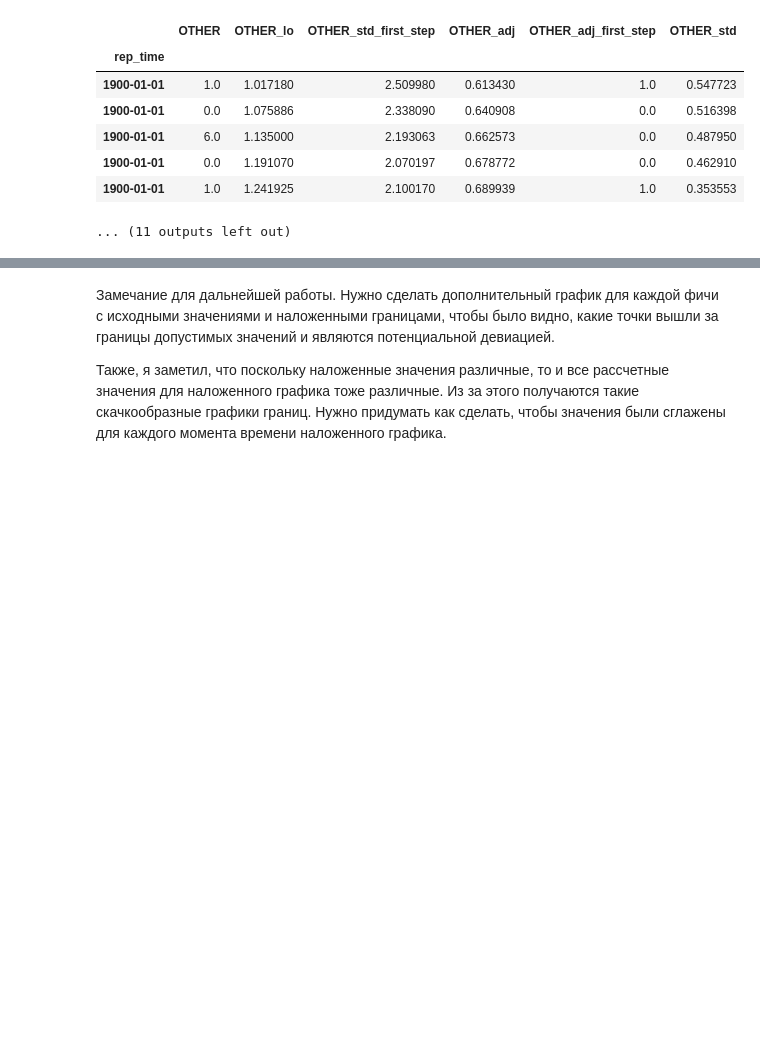
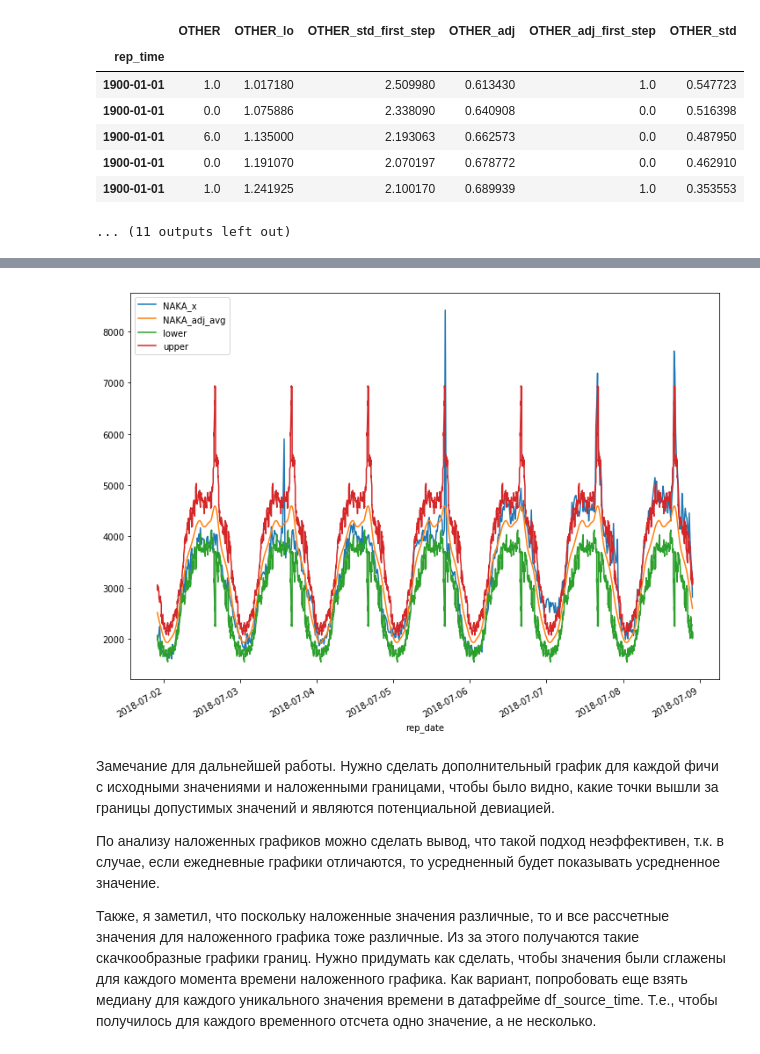
Before and after one commit to balobinp/RB_BD, a Jupyter notebook: RB_Splunk_Search_Deviation_Python3.ipynb, the cells around one changed output, grey strips where cells are left out. Cells and saved outputs as stored; diff of their text form; code cells hidden in the pictures; blank space fills up the shorter version.

```diff
--- a/RB_Splunk_Search_Deviation_Python3.ipynb
+++ b/RB_Splunk_Search_Deviation_Python3.ipynb
@@ -286,0 +297,11 @@ df[df.index=='1900-01-01 01:15:00']
+# %%
+df_s1=df_source.copy()
+df_s1['rep_time']=df_source.index.values
+df_s1['rep_time']=df_s1['rep_time'].apply(lambda x: dt.datetime.strptime(x.strftime('%H:%M'),'%H:%M'))
+df_s2=pd.merge(df_s1,df,how='left',left_on='rep_time',right_index=True)
+display(df_s2.head())
+df_s2['lower'] = df_s2['NAKA_adj_avg']-df_s2['NAKA_std']*k_norm
+df_s2['upper'] = df_s2['NAKA_adj_avg']+df_s2['NAKA_std']*k_norm
+df_s2[['NAKA_x','NAKA_adj_avg','lower','upper']].plot(figsize=(12,9))
+plt.show()
+# %% [output]
@@ -287,5 +315,9 @@ df[df.index=='1900-01-01 01:15:00']
+[figure, added]
 # %% [markdown]
 Замечание для дальнейшей работы.
 Нужно сделать дополнительный график для каждой фичи с исходными значениями и наложенными границами, чтобы было видно, какие точки вышли за границы допустимых значений и являются потенциальной девиацией.
 
+По анализу наложенных графиков можно сделать вывод, что такой подход неэффективен, т.к. в случае, если ежедневные графики отличаются, то усредненный будет показывать усредненное значение.
+
 Также, я заметил, что поскольку наложенные значения различные, то и все рассчетные значения для наложенного графика тоже различные. Из за этого получаются такие скачкообразные графики границ. Нужно придумать как сделать, чтобы значения были сглажены для каждого момента времени наложенного графика.
+Как вариант, попробовать еще взять медиану для каждого уникального значения времени в датафрейме df_source_time. Т.е., чтобы получилось для каждого временного отсчета одно значение, а не несколько.
```
Also changed, not shown: parts of 6 cells of this notebook.
